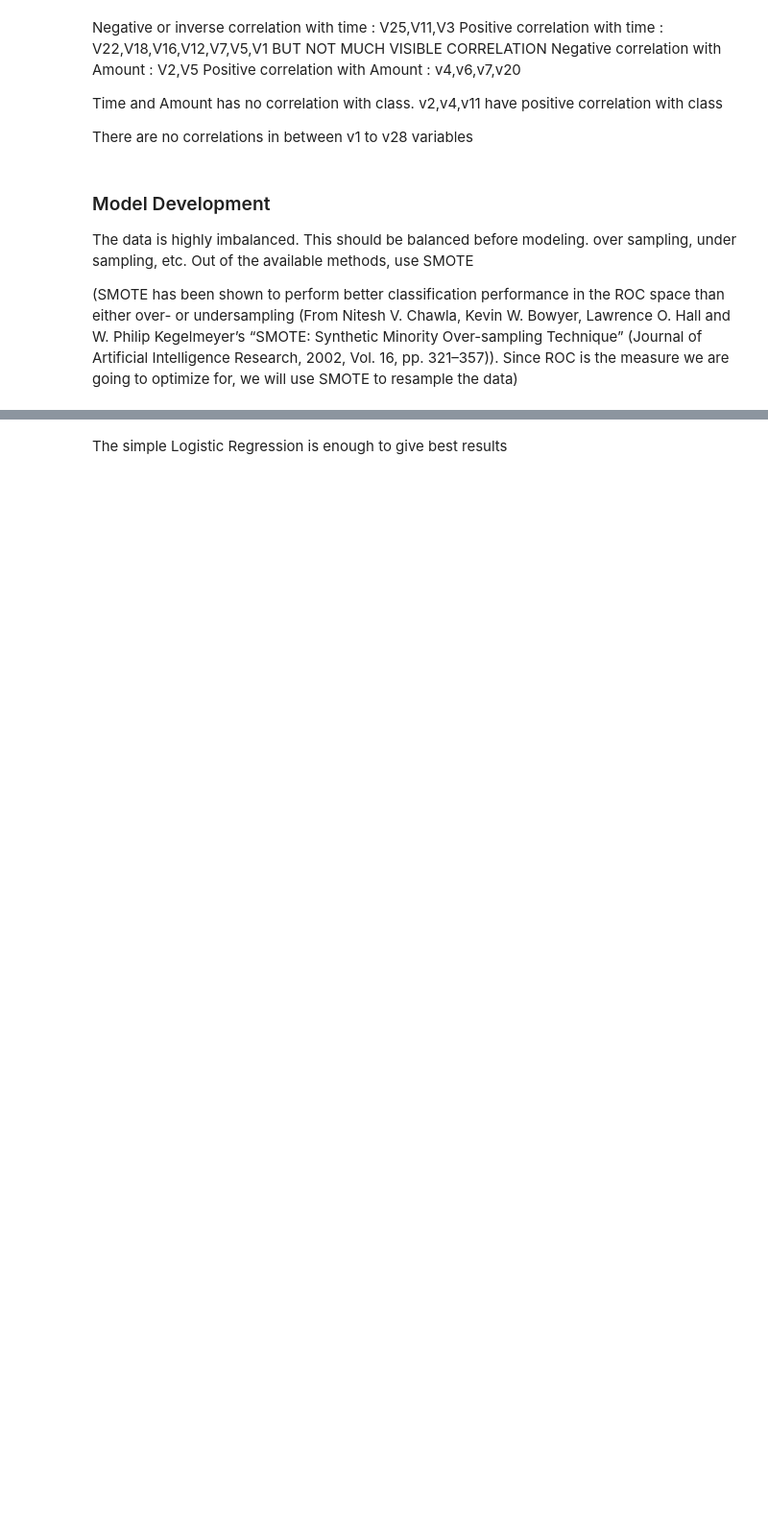
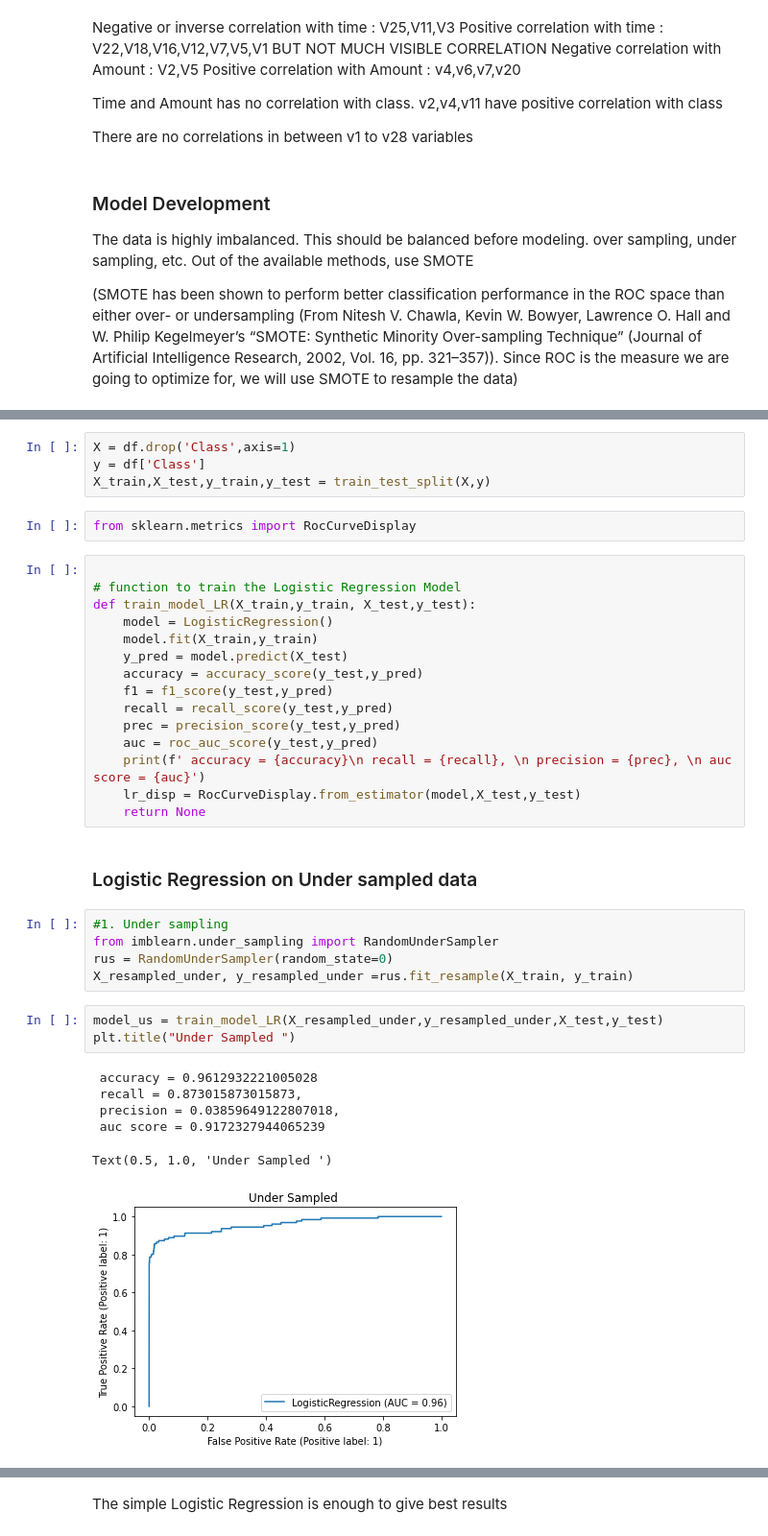
Before and after one commit to MuafiraThasni/Credit-Card-Fraud-Prediction, a Jupyter notebook: credit_card_note.ipynb, the cells around one changed output, grey strips where cells are left out. Shown: that part at 96% size. Drawn from its saved outputs; the diff is of its cells as text; blank space fills up the shorter version.

```diff
--- a/credit_card_note.ipynb
+++ b/credit_card_note.ipynb
@@ -213,0 +203,38 @@ X_train,X_test,y_train,y_test = train_test_split(X,y)
+# %%
+X = df.drop('Class',axis=1)
+y = df['Class']
+X_train,X_test,y_train,y_test = train_test_split(X,y)
+# %%
+from sklearn.metrics import RocCurveDisplay
+# %%
+
+# function to train the Logistic Regression Model
+def train_model_LR(X_train,y_train, X_test,y_test):
+    model = LogisticRegression()
+    model.fit(X_train,y_train)
+    y_pred = model.predict(X_test)
+    accuracy = accuracy_score(y_test,y_pred)
+    f1 = f1_score(y_test,y_pred)
+    recall = recall_score(y_test,y_pred)
+    prec = precision_score(y_test,y_pred)
+    auc = roc_auc_score(y_test,y_pred)
+    print(f' accuracy = {accuracy}\n recall = {recall}, \n precision = {prec}, \n auc score = {auc}')
+    lr_disp = RocCurveDisplay.from_estimator(model,X_test,y_test)
+    return None
+# %% [markdown]
+### Logistic Regression on Under sampled data
+# %%
+#1. Under sampling
+from imblearn.under_sampling import RandomUnderSampler
+rus = RandomUnderSampler(random_state=0)
+X_resampled_under, y_resampled_under =rus.fit_resample(X_train, y_train)
+# %%
+model_us = train_model_LR(X_resampled_under,y_resampled_under,X_test,y_test)
+plt.title("Under Sampled ")
+# %% [output]
+ accuracy = 0.9612932221005028
+ recall = 0.873015873015873,
+ precision = 0.03859649122807018,
+ auc score = 0.9172327944065239
+Text(0.5, 1.0, 'Under Sampled ')
+[figure, added]
```
Also changed, not shown: parts of 12 cells of this notebook.
